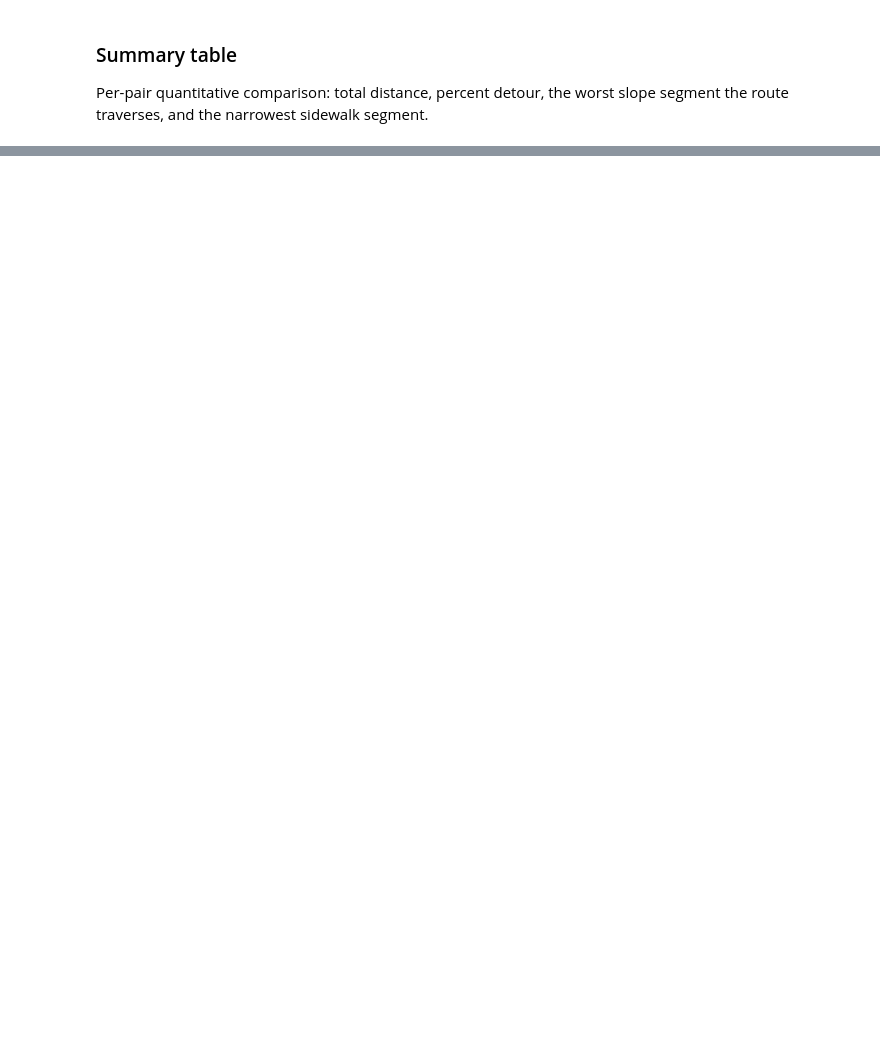
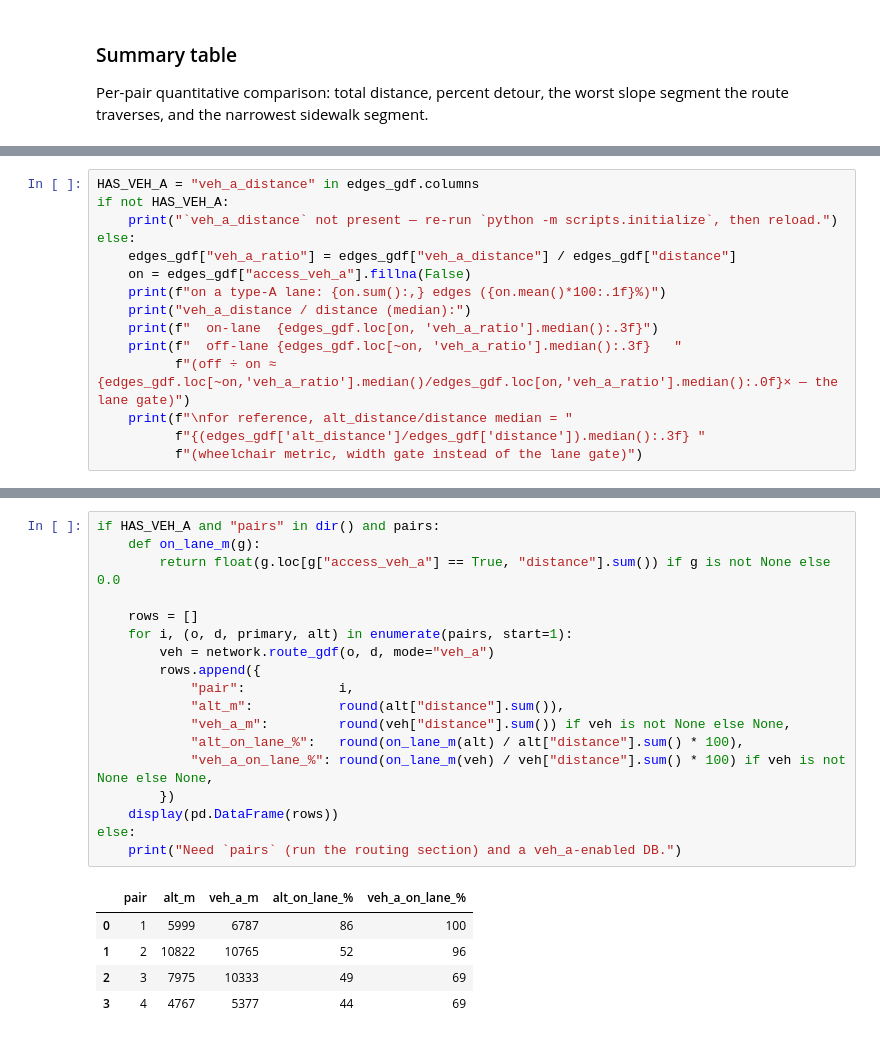
Before and after one commit to mehrrero/rampa, a Jupyter notebook: example.ipynb, the cells around one changed output, grey strips where cells are left out. Cells and saved outputs as stored; diff of their text form; blank space fills up the shorter version.

```diff
--- a/example.ipynb
+++ b/example.ipynb
@@ -255,0 +496,15 @@ pd.DataFrame(summary).round(2)
+# %%
+HAS_VEH_A = "veh_a_distance" in edges_gdf.columns
+if not HAS_VEH_A:
+    print("`veh_a_distance` not present — re-run `python -m scripts.initialize`, then reload.")
+else:
+    edges_gdf["veh_a_ratio"] = edges_gdf["veh_a_distance"] / edges_gdf["distance"]
+    on = edges_gdf["access_veh_a"].fillna(False)
+    print(f"on a type-A lane: {on.sum():,} edges ({on.mean()*100:.1f}%)")
+    print("veh_a_distance / distance (median):")
+    print(f"  on-lane  {edges_gdf.loc[on, 'veh_a_ratio'].median():.3f}")
+    print(f"  off-lane {edges_gdf.loc[~on, 'veh_a_ratio'].median():.3f}   "
+          f"(off ÷ on ≈ {edges_gdf.loc[~on,'veh_a_ratio'].median()/edges_gdf.loc[on,'veh_a_ratio'].median():.0f}× — the lane gate)")
+    print(f"\nfor reference, alt_distance/distance median = "
+          f"{(edges_gdf['alt_distance']/edges_gdf['distance']).median():.3f} "
+          f"(wheelchair metric, width gate instead of the lane gate)")
@@ -255,0 +522,24 @@ pd.DataFrame(summary).round(2)
+# %%
+if HAS_VEH_A and "pairs" in dir() and pairs:
+    def on_lane_m(g):
+        return float(g.loc[g["access_veh_a"] == True, "distance"].sum()) if g is not None else 0.0
+
+    rows = []
+    for i, (o, d, primary, alt) in enumerate(pairs, start=1):
+        veh = network.route_gdf(o, d, mode="veh_a")
+        rows.append({
+            "pair":            i,
+            "alt_m":           round(alt["distance"].sum()),
+            "veh_a_m":         round(veh["distance"].sum()) if veh is not None else None,
+            "alt_on_lane_%":   round(on_lane_m(alt) / alt["distance"].sum() * 100),
+            "veh_a_on_lane_%": round(on_lane_m(veh) / veh["distance"].sum() * 100) if veh is not None else None,
+        })
+    display(pd.DataFrame(rows))
+else:
+    print("Need `pairs` (run the routing section) and a veh_a-enabled DB.")
+# %% [output]
+|  | pair | alt_m | veh_a_m | alt_on_lane_% | veh_a_on_lane_% |
+| 0 | 1 | 5999 | 6787 | 86 | 100 |
+| 1 | 2 | 10822 | 10765 | 52 | 96 |
+| 2 | 3 | 7975 | 10333 | 49 | 69 |
+| 3 | 4 | 4767 | 5377 | 44 | 69 |
```
Also changed, not shown: parts of 24 cells of this notebook, 10 other files.
